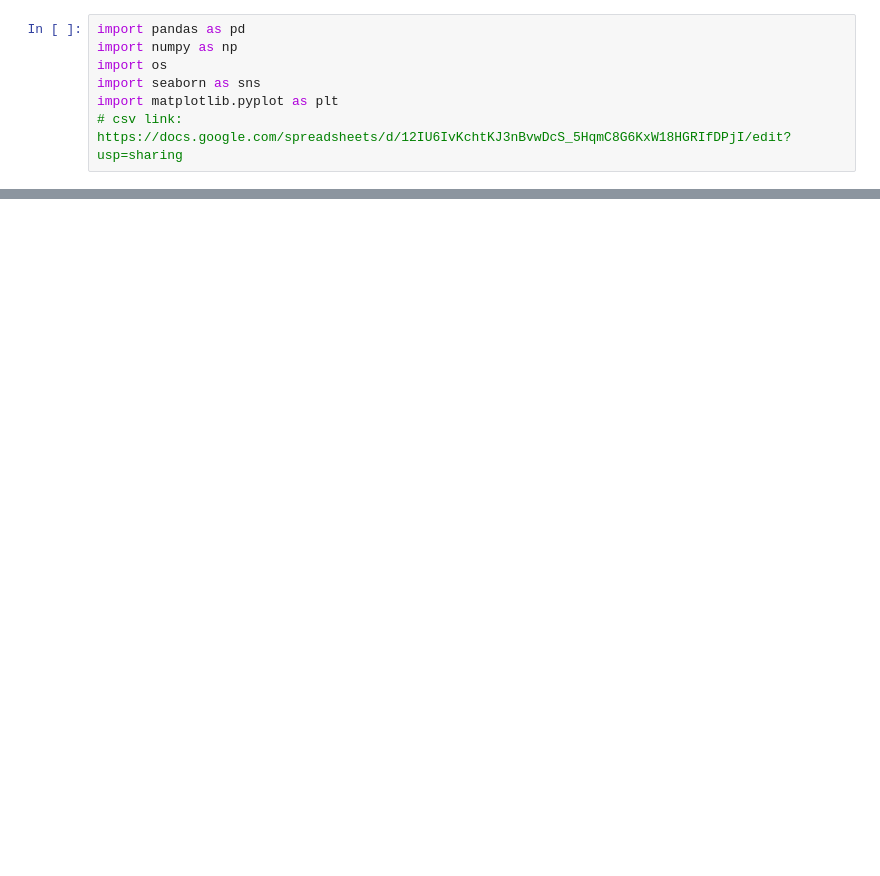
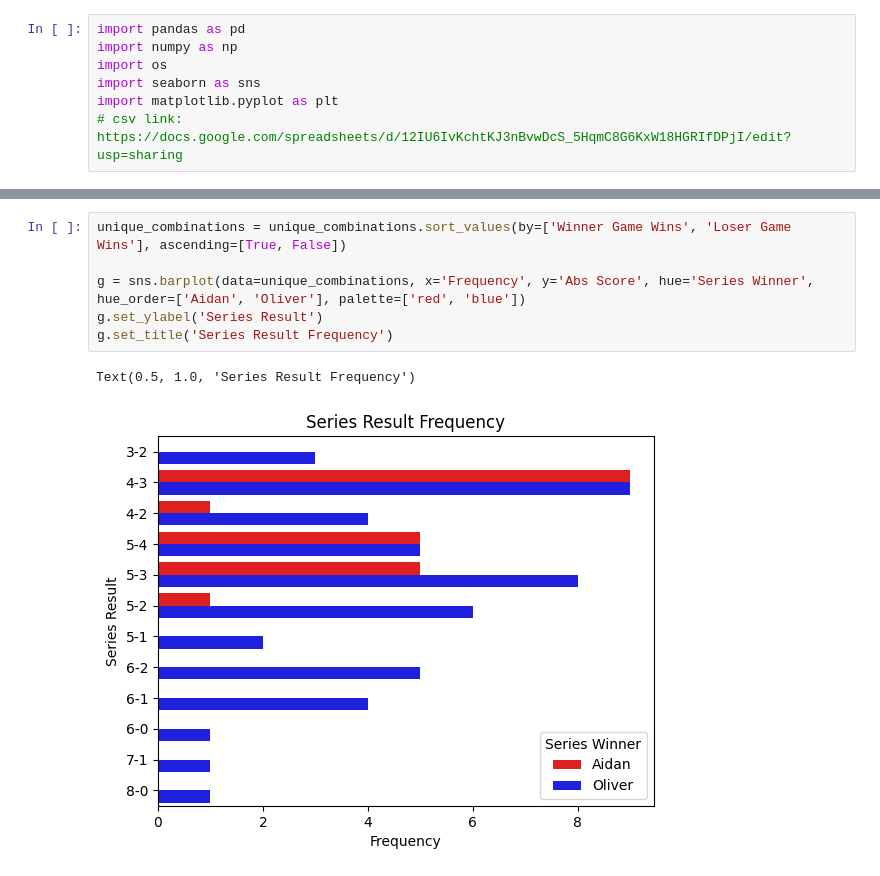
Before and after one commit to otodreas/seriesplotter, a Jupyter notebook: Series.ipynb, the cells around one changed output, grey strips where cells are left out. Saved outputs shown, nothing was run; the diff lists cells and outputs as text; blank space fills up the shorter version.

```diff
--- a/Series.ipynb
+++ b/Series.ipynb
@@ -107,3 +169,12 @@ plt.savefig('3Result Frequency.png', dpi=600)
+# %%
+unique_combinations = unique_combinations.sort_values(by=['Winner Game Wins', 'Loser Game Wins'], ascending=[True, False])
+
+g = sns.barplot(data=unique_combinations, x='Frequency', y='Abs Score', hue='Series Winner', hue_order=['Aidan', 'Oliver'], palette=['red', 'blue'])
+g.set_ylabel('Series Result')
+g.set_title('Series Result Frequency')
+# %% [output]
+Text(0.5, 1.0, 'Series Result Frequency')
+[figure, added]
 # %%
 # Calculate the number of series won per player
 aidan_wins = []
```
Also changed, not shown: parts of 7 cells of this notebook.
